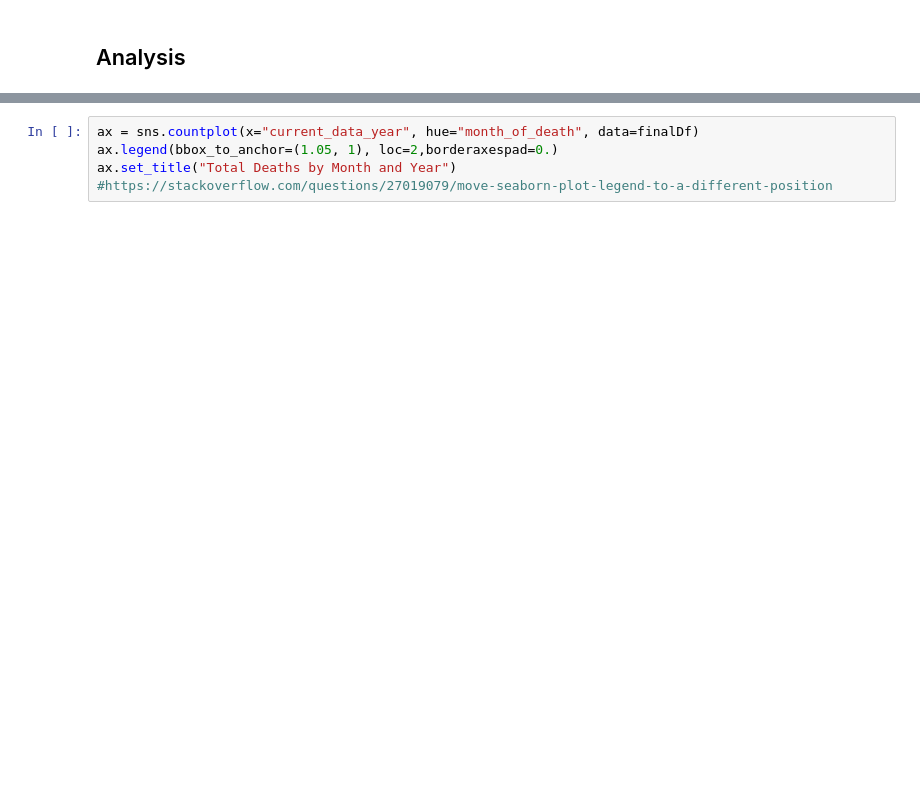
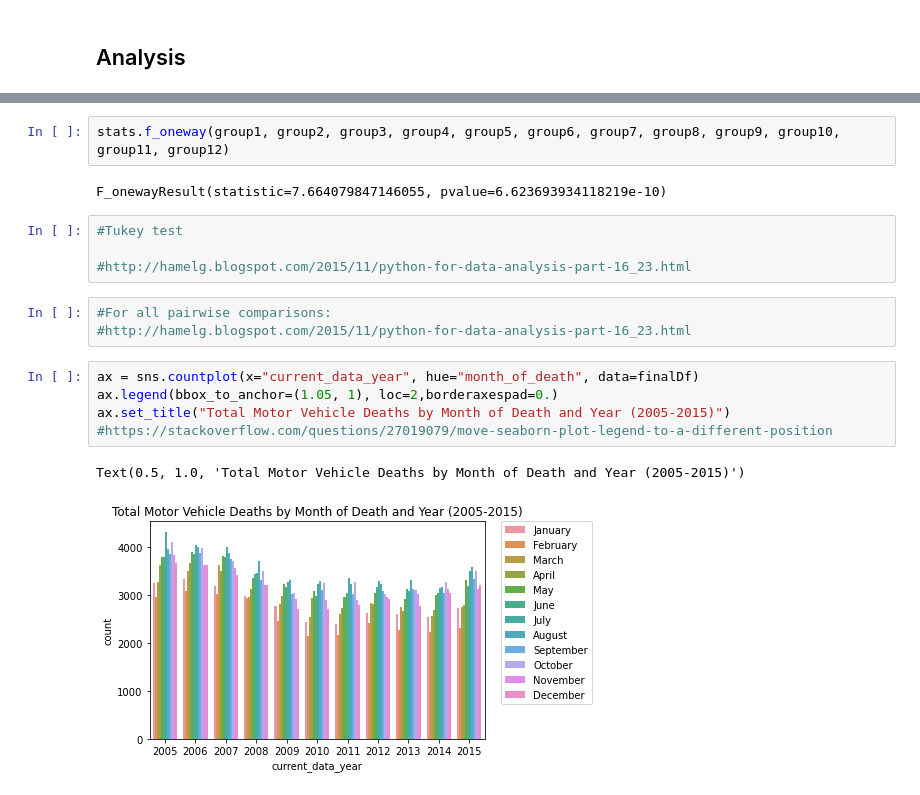
Before and after one commit to MimiBebe/Project-1Team3, a Jupyter notebook: Barbara.ipynb, the cells around one changed output, grey strips where cells are left out. Cells and saved outputs as stored; diff of their text form; blank space fills up the shorter version.

```diff
--- a/Barbara.ipynb
+++ b/Barbara.ipynb
@@ -189,8 +382,22 @@ hist_month.set_xticklabels(hist_month.get_xticklabels(), rotation=45, horizontal
+# %%
+stats.f_oneway(group1, group2, group3, group4, group5, group6, group7, group8, group9, group10, group11, group12)
+# %% [output]
+F_onewayResult(statistic=7.664079847146055, pvalue=6.623693934118219e-10)
+# %%
+#Tukey test
+
+#http://hamelg.blogspot.com/2015/11/python-for-data-analysis-part-16_23.html
+# %%
+#For all pairwise comparisons:
+#http://hamelg.blogspot.com/2015/11/python-for-data-analysis-part-16_23.html
 # %%
 ax = sns.countplot(x="current_data_year", hue="month_of_death", data=finalDf)
 ax.legend(bbox_to_anchor=(1.05, 1), loc=2,borderaxespad=0.)
-ax.set_title("Total Deaths by Month and Year")
+ax.set_title("Total Motor Vehicle Deaths by Month of Death and Year (2005-2015)")
 #https://stackoverflow.com/questions/27019079/move-seaborn-plot-legend-to-a-different-position
+# %% [output]
+Text(0.5, 1.0, 'Total Motor Vehicle Deaths by Month of Death and Year (2005-2015)')
+[figure, added]
 # %%
 ax = sns.countplot(hue="current_data_year", x="358_cause_recode", data=finalDf)
 ax.legend(bbox_to_anchor=(1.05, 1), loc=2,borderaxespad=0.)
```
Also changed, not shown: parts of 36 cells of this notebook, 2 other files.
